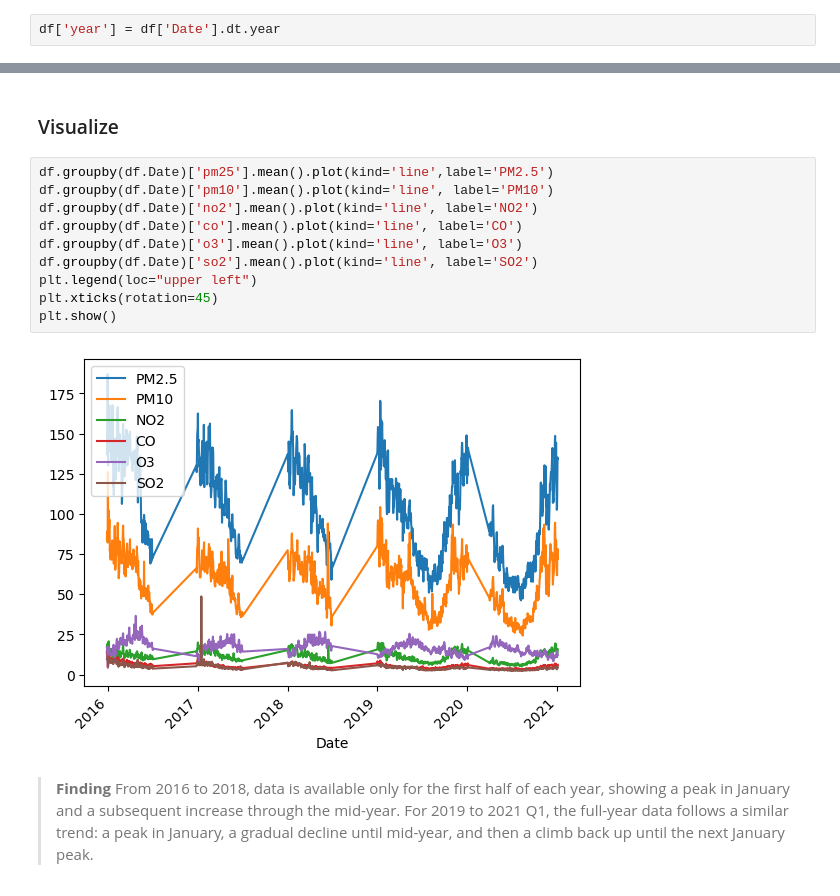
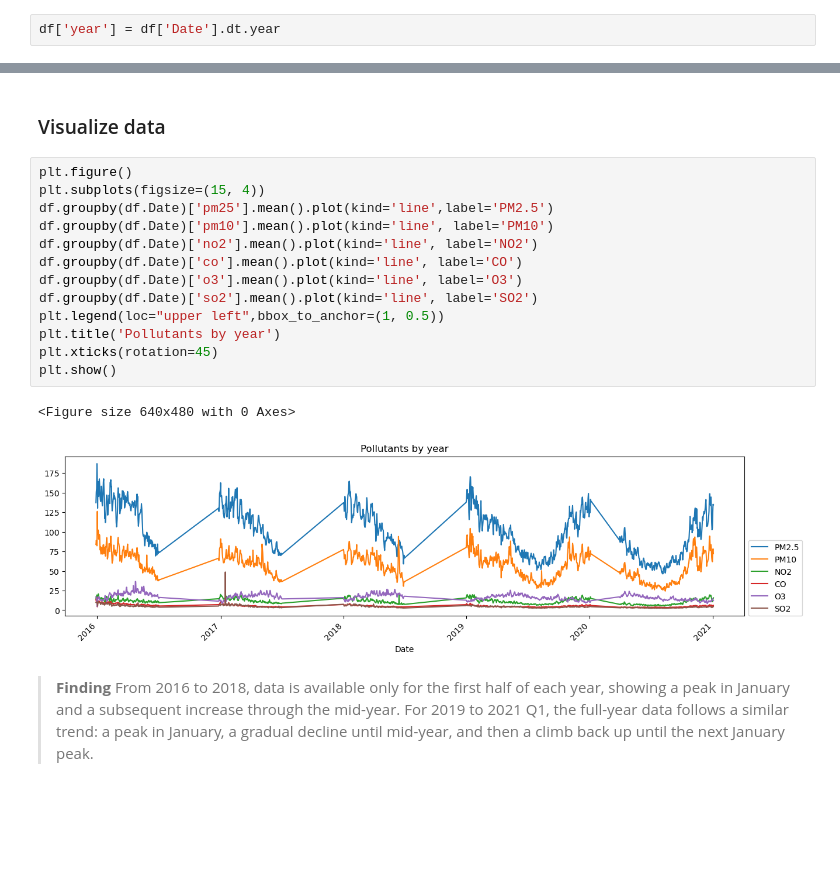
Before and after one commit to Nattie29/Capstone, a Jupyter notebook: Notebooks/Capstone Project Sprint 3-17Jun.ipynb, the cells around one changed output, grey strips where cells are left out. Saved outputs shown, nothing was run; the diff lists cells and outputs as text; blank space fills up the shorter version.

```diff
--- a/Notebooks/Capstone Project Sprint 3-17Jun.ipynb
+++ b/Notebooks/Capstone Project Sprint 3-17Jun.ipynb
@@ -192,17 +186,21 @@ memory usage: 342.1+ KB
 # %% [markdown]
-### Visualize
+### Visualize data
 # %%
+plt.figure()
+plt.subplots(figsize=(15, 4))
 df.groupby(df.Date)['pm25'].mean().plot(kind='line',label='PM2.5')
 df.groupby(df.Date)['pm10'].mean().plot(kind='line', label='PM10')
 df.groupby(df.Date)['no2'].mean().plot(kind='line', label='NO2')
 df.groupby(df.Date)['co'].mean().plot(kind='line', label='CO')
 df.groupby(df.Date)['o3'].mean().plot(kind='line', label='O3')
 df.groupby(df.Date)['so2'].mean().plot(kind='line', label='SO2')
-plt.legend(loc="upper left")
+plt.legend(loc="upper left",bbox_to_anchor=(1, 0.5))
+plt.title('Pollutants by year')
 plt.xticks(rotation=45)
 plt.show()
 # %% [output]
+<Figure size 640x480 with 0 Axes>
-[figure, old version]
+[figure, new version]
 # %% [markdown]
 >**Finding**
 From 2016 to 2018, data is available only for the first half of each year, showing a peak in January and a subsequent increase through the mid-year. For 2019 to 2021 Q1, the full-year data follows a similar trend: a peak in January, a gradual decline until mid-year, and then a climb back up until the next January peak.
```
Also changed, not shown: parts of 75 cells of this notebook, 14 other files.
